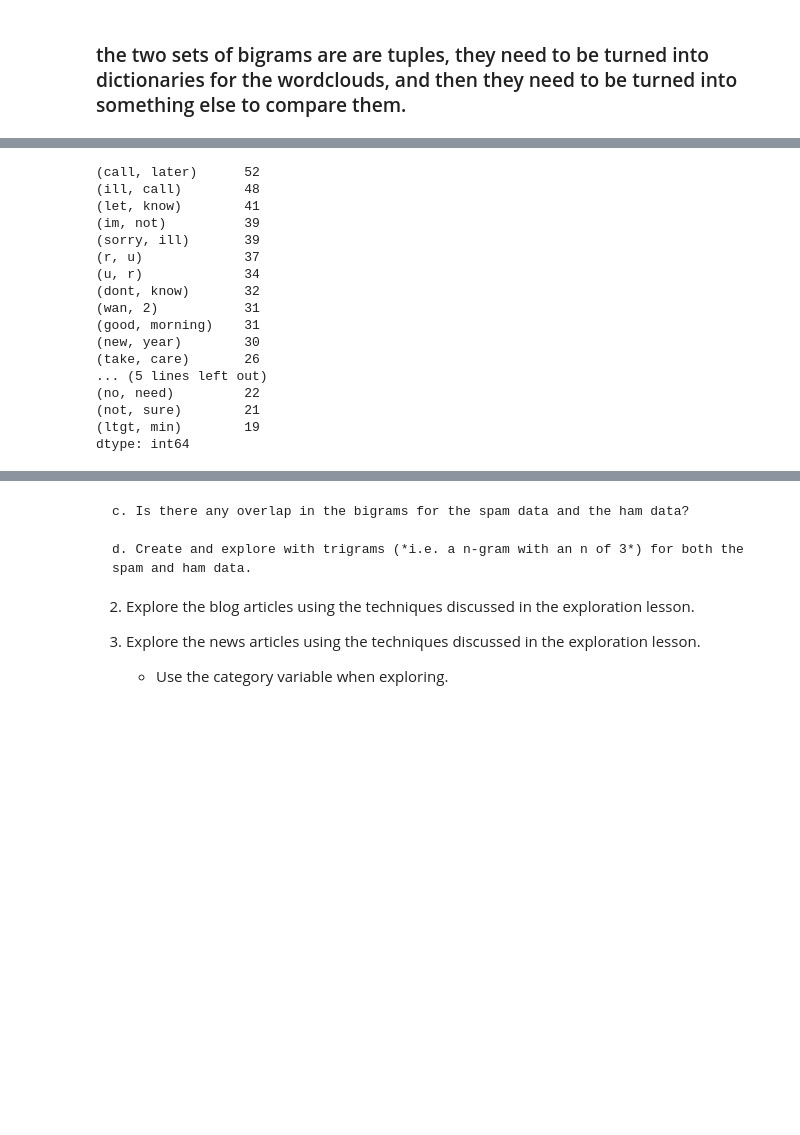
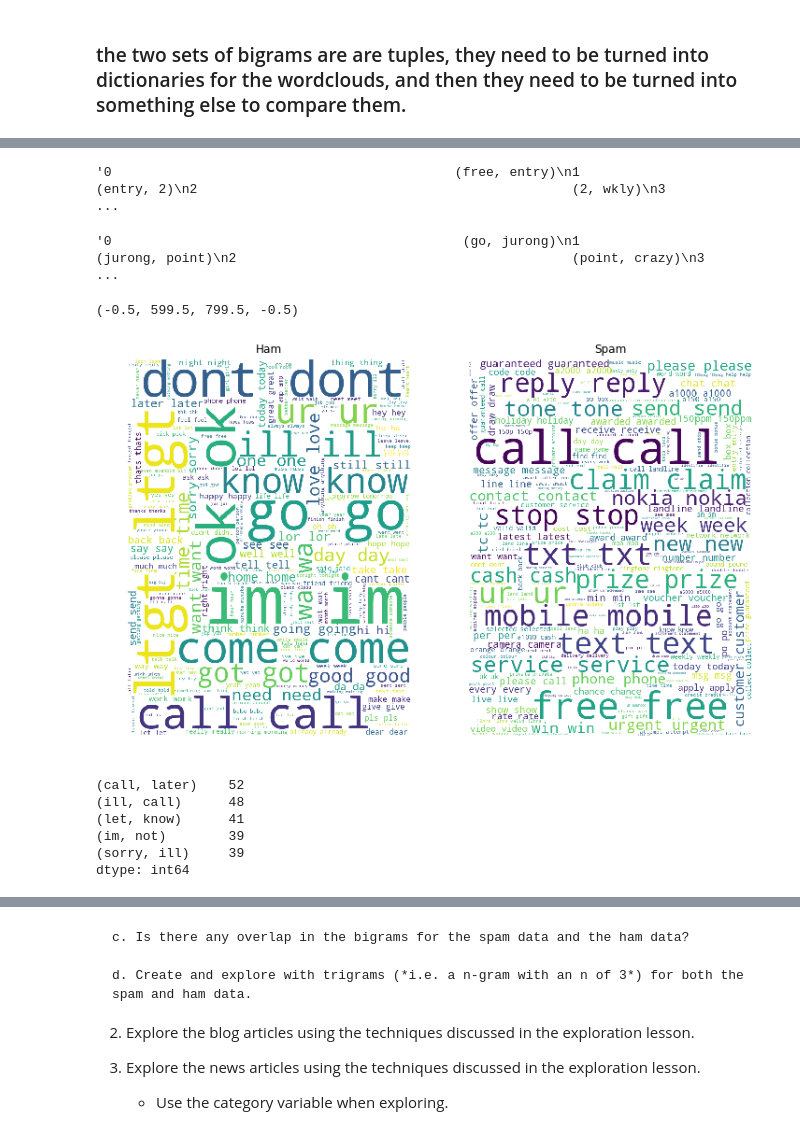
Before and after one commit to HackneyChad/ds-methodologies-exercises, a Jupyter notebook: nlp/explore.ipynb, the cells around one changed output, grey strips where cells are left out. Drawn from its saved outputs; the diff is of its cells as text; code cells hidden in the pictures; blank space fills up the shorter version.

```diff
--- a/nlp/explore.ipynb
+++ b/nlp/explore.ipynb
@@ -236,24 +234,47 @@ pd.Series(nltk.ngrams(spam_text.split(), 2)).value_counts().head(20)
 dtype: int64
+# %%
+spam_series = pd.Series(nltk.ngrams(spam_text.split(), 2))
+spam_string = spam_series.to_string()
+spam_string
+#list(spam_string.keys())[:5]
+# %% [output]
+'0                                            (free, entry)\n1                                               (entry, 2)\n2                                                (2, wkly)\n3                   ...
+# %%
+ham_series = pd.Series(nltk.ngrams(ham_text.split(), 2))
+ham_string = ham_series.to_string()
+ham_string
+#list(spam_string.keys())[:5]
+# %% [output]
+'0                                             (go, jurong)\n1                                          (jurong, point)\n2                                           (point, crazy)\n3                   ...
+# %%
+ham_string_cloud = WordCloud(background_color='white', width=600, height=800).generate(ham_string)
+spam_string_cloud = WordCloud(background_color='white', width=600, height=800).generate(spam_string)
+
+plt.figure(figsize=(12, 10))
+
+plt.subplot(121)
+plt.imshow(ham_string_cloud)
+plt.title('Ham')
+plt.axis('off')
+
+plt.subplot(122)
+plt.imshow(spam_string_cloud)
+plt.title('Spam')
+plt.axis('off')
+# %% [output]
+(-0.5, 599.5, 799.5, -0.5)
+[figure, added]
 # %%
-pd.Series(nltk.ngrams(ham_text.split(), 2)).value_counts().head(20)
+ham_series = pd.Series(nltk.ngrams(ham_text.split(), 2)).value_counts().head(20)
-# %% [output]
-(call, later)      52
-(ill, call)        48
-(let, know)        41
-(im, not)          39
-(sorry, ill)       39
-(r, u)             37
-(u, r)             34
-(dont, know)       32
-(wan, 2)           31
-(good, morning)    31
-(new, year)        30
-(take, care)       26
-... (5 lines left out)
-(no, need)         22
-(not, sure)        21
-(ltgt, min)        19
-dtype: int64
+# %%
+ham_series.head()
+# %% [output]
+(call, later)    52
+(ill, call)      48
+(let, know)      41
+(im, not)        39
+(sorry, ill)     39
+dtype: int64
 # %%
 spam_bigrams = pd.Series(nltk.ngrams(spam_text.split(), 2))\
     .value_counts()
```
Also changed, not shown: parts of 10 cells of this notebook, 7 other files.
